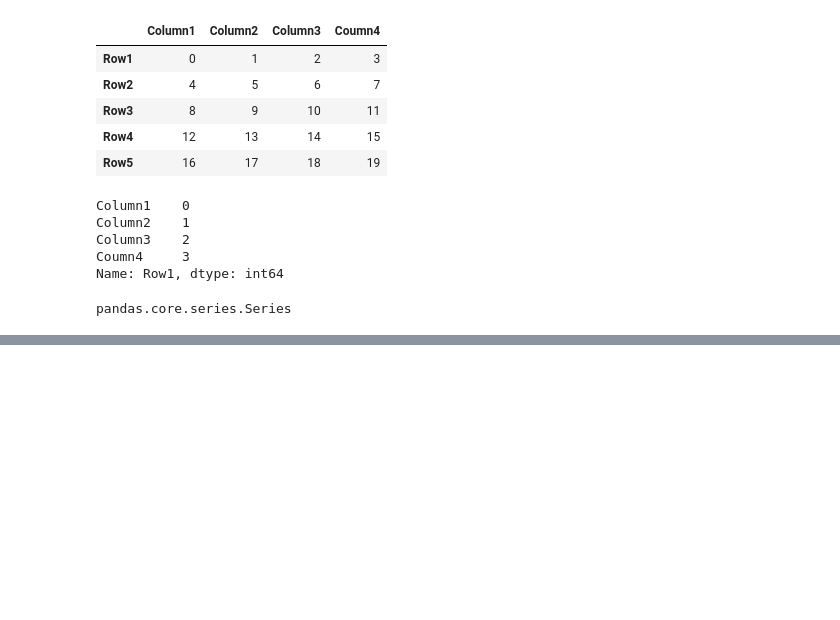
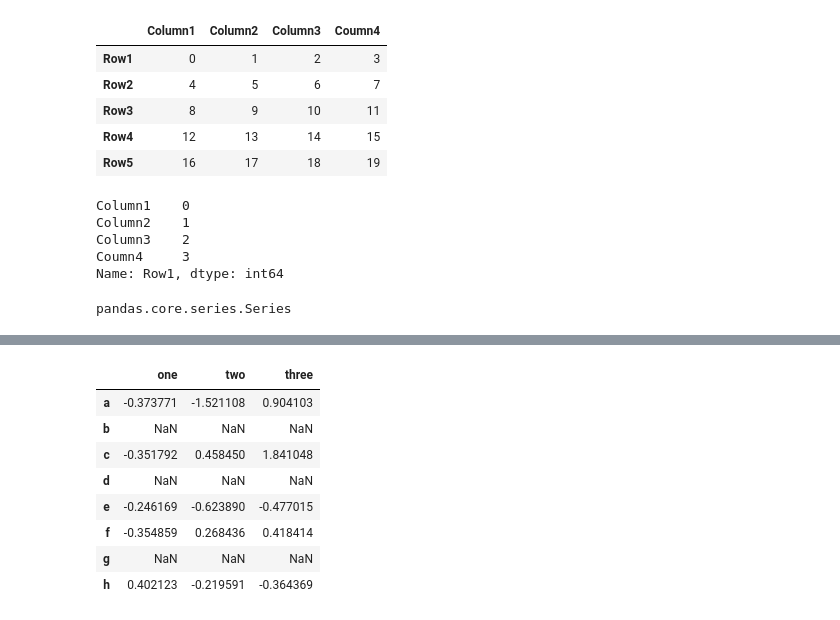
Before and after one commit to dikshitasingh02/learn-python, a Jupyter notebook: pandas.ipynb, the cells around one changed output, grey strips where cells are left out. Saved outputs shown, nothing was run; the diff lists cells and outputs as text; code cells hidden in the pictures; blank space fills up the shorter version.

```diff
--- a/pandas.ipynb
+++ b/pandas.ipynb
@@ -43,0 +189,3 @@ pandas.core.series.Series
+# %%
+df = pd.DataFrame(np.random.randn(5, 3), index=['a', 'c', 'e', 'f', 'h'],
+                     columns=['one', 'two', 'three'])
@@ -43,0 +201,14 @@ pandas.core.series.Series
+# %%
+df2=df.reindex(['a', 'b', 'c', 'd', 'e', 'f', 'g', 'h'])
+# %%
+df2
+# %% [output]
+|  | one | two | three |
+| a | -0.373771 | -1.521108 | 0.904103 |
+| b | NaN | NaN | NaN |
+| c | -0.351792 | 0.458450 | 1.841048 |
+| d | NaN | NaN | NaN |
+| e | -0.246169 | -0.623890 | -0.477015 |
+| f | -0.354859 | 0.268436 | 0.418414 |
+| g | NaN | NaN | NaN |
+| h | 0.402123 | -0.219591 | -0.364369 |
```
Also changed, not shown: parts of 23 cells of this notebook, 1 other file.
